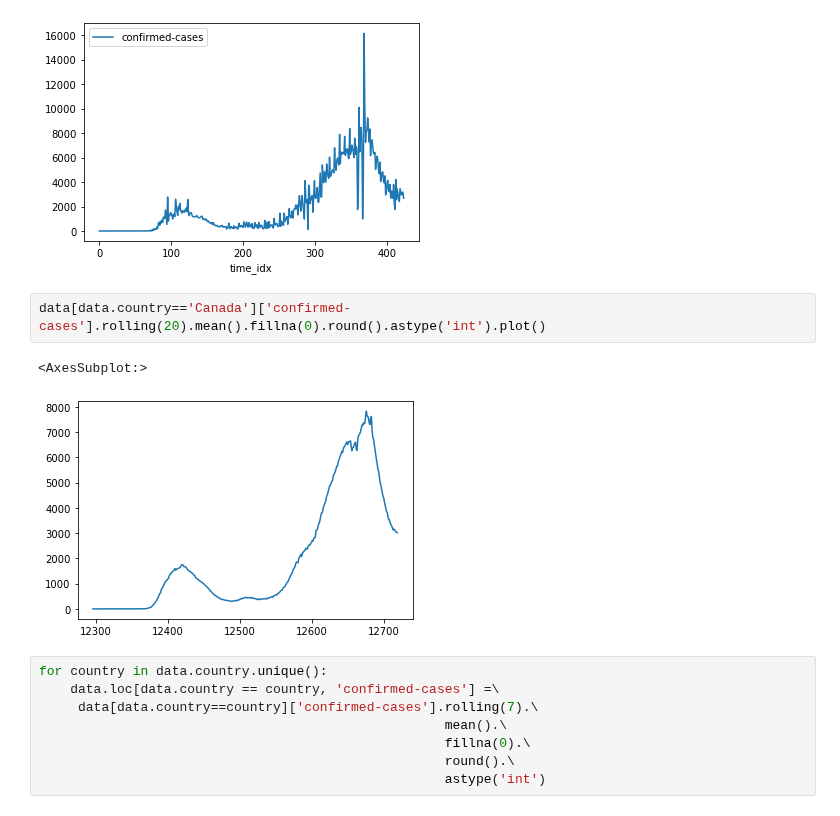
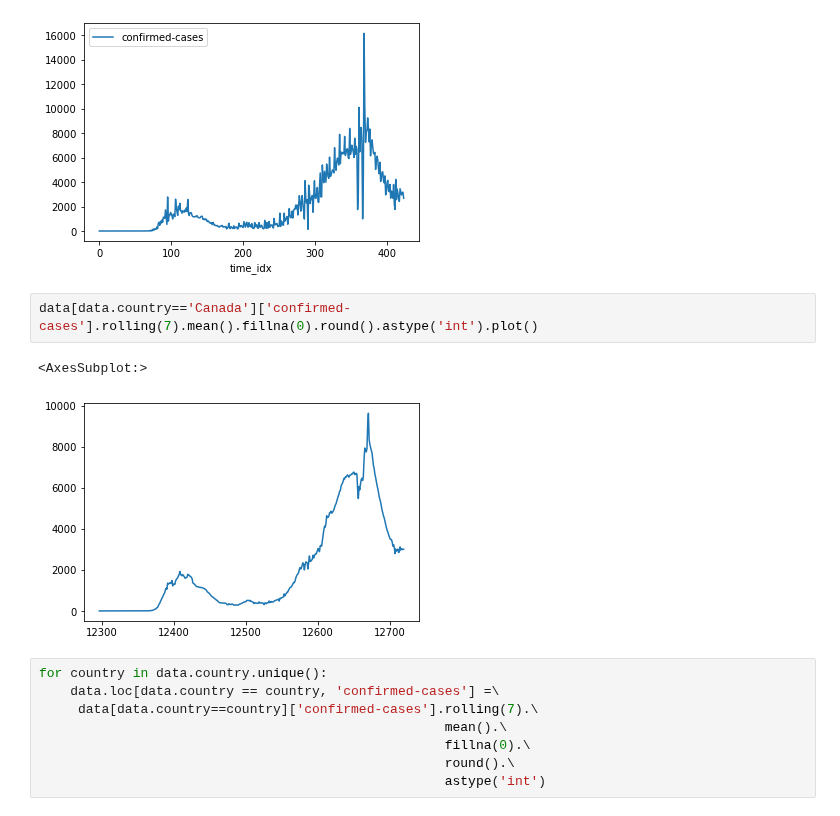
Before and after one commit to arashms/DL-project, a Jupyter notebook: TFT-category.ipynb, the cells around one changed output. Saved outputs shown, nothing was run; the diff lists cells and outputs as text.

```diff
--- a/TFT-category.ipynb
+++ b/TFT-category.ipynb
@@ -107,10 +74,10 @@ data[data.country=='Canada'].plot(x='time_idx', y='confirmed-cases')
 <AxesSubplot:xlabel='time_idx'>
 [figure]
 # %%
-data[data.country=='Canada']['confirmed-cases'].rolling(20).mean().fillna(0).round().astype('int').plot()
+data[data.country=='Canada']['confirmed-cases'].rolling(7).mean().fillna(0).round().astype('int').plot()
 # %% [output]
 <AxesSubplot:>
-[figure, old version]
+[figure, new version]
 # %%
 for country in data.country.unique():
     data.loc[data.country == country, 'confirmed-cases'] =\
```
Also changed, not shown: parts of 20 cells of this notebook.
